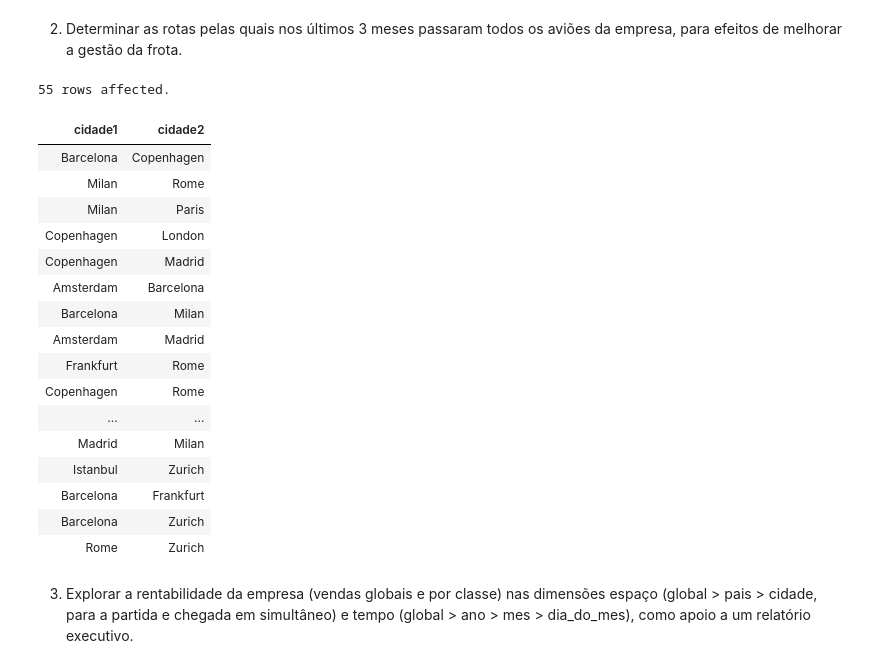
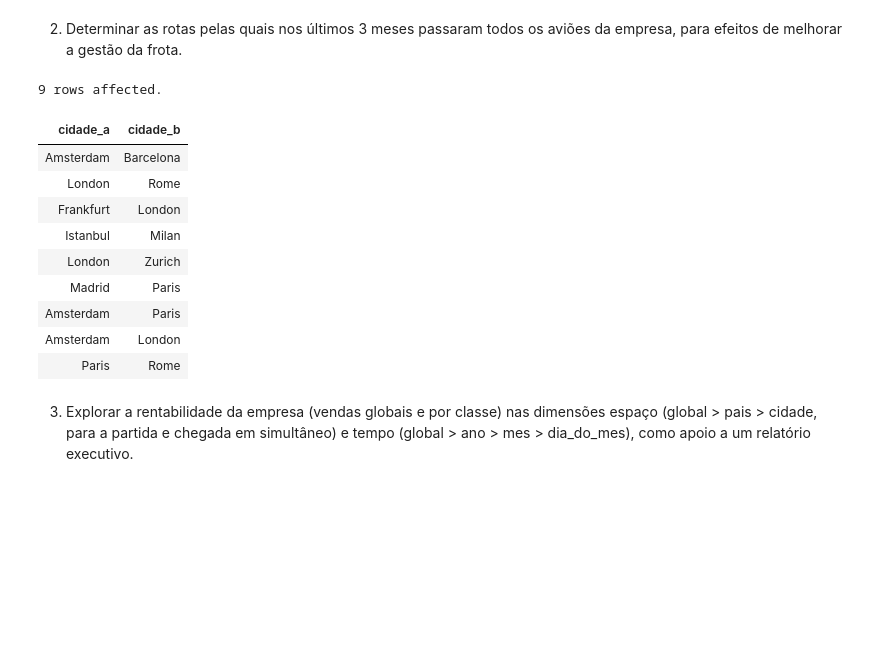
Before and after one commit to R-Camacho/airport-DB, a Jupyter notebook: data/E2-report.ipynb, the cells around one changed output. Saved outputs shown, nothing was run; the diff lists cells and outputs as text; code cells hidden in the pictures; blank space fills up the shorter version.

```diff
--- a/data/E2-report.ipynb
+++ b/data/E2-report.ipynb
@@ -370,30 +370,40 @@ WHERE (passageiros_1c + passageiros_2c)::FLOAT / NULLIF(assentos_1c + assentos_2
 # %%
 %%sql
 -- SELECT ...
-SELECT DISTINCT
-    LEAST(cidade_partida, cidade_chegada) AS cidade1,
-    GREATEST(cidade_partida, cidade_chegada) AS cidade2
+
+SELECT
+    cidade_a, cidade_b
+FROM (
+    SELECT
+        cidade_a,
+        cidade_b,
+        COUNT(*) as total_voos
+    FROM (
+        SELECT
+            LEAST(cidade_partida, cidade_chegada) AS cidade_a,
+            GREATEST(cidade_partida, cidade_chegada) AS cidade_b,
+            no_serie
+            FROM estatisticas_voos
+            WHERE hora_partida BETWEEN NOW() - INTERVAL '3 months' AND NOW()
+    )
+    GROUP BY (cidade_a, cidade_b)
+)
+WHERE total_voos = (
+    SELECT COUNT(DISTINCT no_serie)
     FROM estatisticas_voos
-    WHERE hora_partida BETWEEN NOW() - INTERVAL '3 months' AND NOW();
+);
 # %% [output]
-55 rows affected.
+9 rows affected.
-| cidade1 | cidade2 |
-| Barcelona | Copenhagen |
-| Milan | Rome |
-| Milan | Paris |
-| Copenhagen | London |
-| Copenhagen | Madrid |
+| cidade_a | cidade_b |
 | Amsterdam | Barcelona |
-| Barcelona | Milan |
-| Amsterdam | Madrid |
-| Frankfurt | Rome |
-| Copenhagen | Rome |
-| ... | ... |
-| Madrid | Milan |
-| Istanbul | Zurich |
-| Barcelona | Frankfurt |
-| Barcelona | Zurich |
-| Rome | Zurich |
+| London | Rome |
+| Frankfurt | London |
+| Istanbul | Milan |
+| London | Zurich |
+| Madrid | Paris |
+| Amsterdam | Paris |
+| Amsterdam | London |
+| Paris | Rome |
 # %% [markdown]
 3. Explorar a rentabilidade da empresa (vendas globais e por classe) nas dimensões espaço (global > pais > cidade, para a partida e chegada em simultâneo) e tempo (global > ano > mes > dia_do_mes), como apoio a um relatório executivo.
 # %%
```
